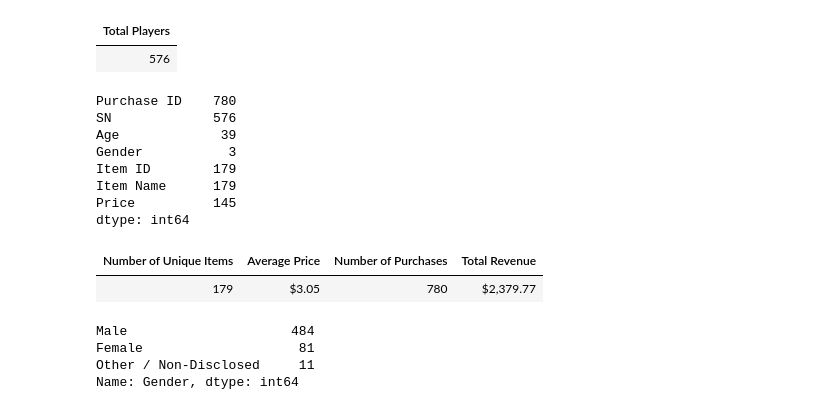
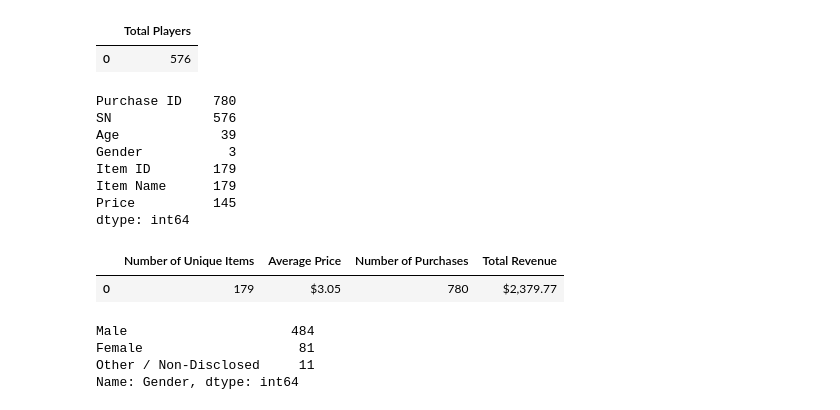
Before and after one commit to cdfencing/Pandas-Challenge, a Jupyter notebook: Heroes of Pymoli/HeroesofPymoli.ipynb, the cells around one changed output. Drawn from its saved outputs; the diff is of its cells as text; code cells hidden in the pictures.

```diff
--- a/Heroes of Pymoli/HeroesofPymoli.ipynb
+++ b/Heroes of Pymoli/HeroesofPymoli.ipynb
@@ -15,11 +23,11 @@ demographics = pymoli_df[["Gender", "SN", "Age"]].drop_duplicates()
 # Create player_count variable for later use
 player_count = pymoli_df["SN"].nunique()
 
-total_players_df = pd.DataFrame({"Total Players": [player_count]}).style.hide_index()
+total_players_df = pd.DataFrame({"Total Players": [player_count]})
 total_players_df
 # %% [output]
-| Total Players |
-| 576 |
+|  | Total Players |
+| 0 | 576 |
 # %%
 #unique values core each category
 #note there are 780 purchase IDs but only 576 unique screen names(i.e. unique people that bought items)
@@ -36,25 +44,25 @@ dtype: int64
 # %%
 #Purchasing Analysis (Total)
 unique_items = pymoli_df["Item ID"].nunique()
 average_price = pymoli_df["Price"].mean()
 number_purchases = pymoli_df["Purchase ID"].nunique()
 total_revenue = pymoli_df["Price"].sum()
 
 
 Values = pd.DataFrame({"Number of Unique Items": [unique_items],
                        "Average Price": [average_price],
                        "Number of Purchases": [number_purchases],
                        "Total Revenue": [total_revenue]})
 
 Values["Average Price"] = Values["Average Price"].map('${:,.2f}'.format)
 Values["Total Revenue"] = Values["Total Revenue"].map('${:,.2f}'.format)
 
-from IPython.display import display
+Values = Values.style.set_properties(**{'text-align': 'center'})
 
-display(Values.style.hide_index())
+Values.set_table_styles([dict(selector='th', props=[('text-align', 'left')])])
 # %% [output]
-| Number of Unique Items | Average Price | Number of Purchases | Total Revenue |
-| 179 | $3.05 | 780 | $2,379.77 |
+|  | Number of Unique Items | Average Price | Number of Purchases | Total Revenue |
+| 0 | 179 | $3.05 | 780 | $2,379.77 |
 # %%
 #Gender data frame, gives you purchase count by gender
 #this data frame has no duplicates
```
Also changed, not shown: parts of 8 cells of this notebook.
